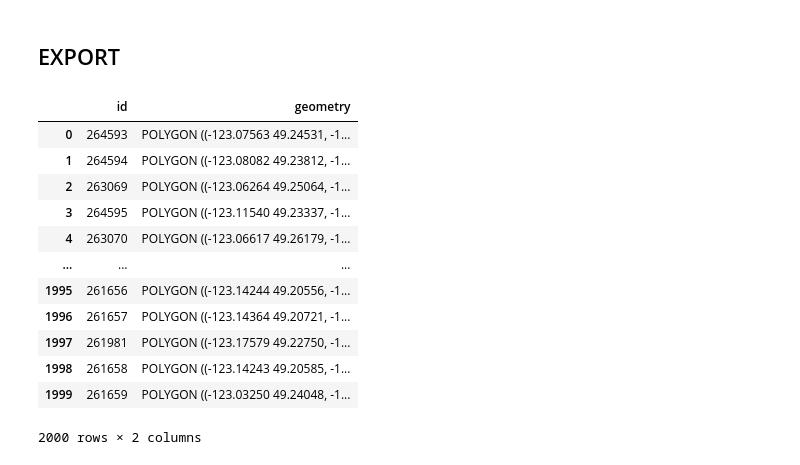
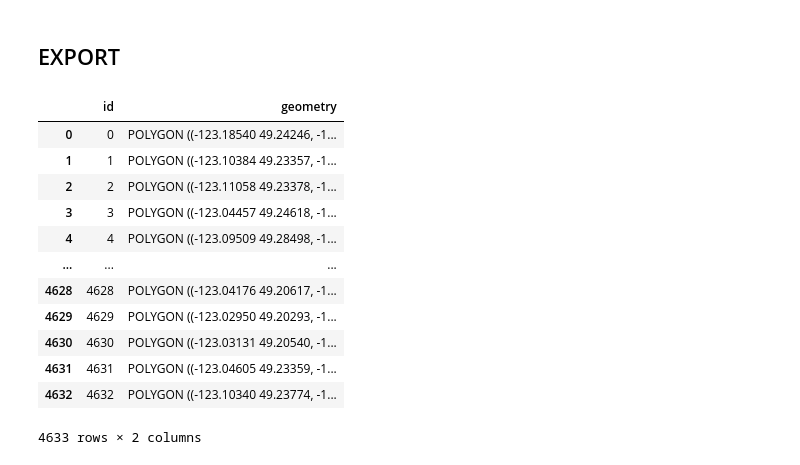
Before and after one commit to sptch/doma-city, a Jupyter notebook: data-pipeline.ipynb, the cells around one changed output. Saved outputs shown, nothing was run; the diff lists cells and outputs as text; code cells hidden in the pictures.

```diff
--- a/data-pipeline.ipynb
+++ b/data-pipeline.ipynb
@@ -27,18 +27,13 @@ import scipy
 # %%
 # Property parcel polygons
 url_parcels = "https://opendata.vancouver.ca/explore/dataset/property-parcel-polygons/download/?format=geojson&timezone=Europe/Berlin&lang=en"
-url_blocks = "https://maps.vancouver.ca/server/rest/services/Hosted/lsCityBlockArea/FeatureServer/0/query?outFields=*&where=1%3D1&f=geojson"
+url_blocks = "https://opendata.vancouver.ca/explore/dataset/block-outlines/download/?format=geojson&timezone=Europe/Berlin&lang=en"
 # Property tax report:
 url_2020_2020="https://opendata.vancouver.ca/explore/dataset/property-tax-report/download/?format=csv&timezone=Europe/Berlin&lang=en&use_labels_for_header=true&csv_separator=%3B"
 url_2016_2019="https://opendata.vancouver.ca/explore/dataset/property-tax-report-2016-2019/download/?format=csv&timezone=Europe/Berlin&lang=en&use_labels_for_header=true&csv_separator=%3B"
 url_2011_2015="https://opendata.vancouver.ca/explore/dataset/property-tax-report-2011-2015/download/?format=csv&timezone=Europe/Berlin&lang=en&use_labels_for_header=true&csv_separator=%3B"
 url_2006_2010="https://opendata.vancouver.ca/explore/dataset/property-tax-report-2006-2010/download/?format=csv&timezone=Europe/Berlin&lang=en&use_labels_for_header=true&csv_separator=%3B"
 
-# Census:
-url_2006="https://geoweb.dnv.org/Products/Data/CSV/Cen2006Master_csv.zip"
-url_2011="https://geoweb.dnv.org/Products/Data/CSV/Cen2011Master_csv.zip"
-url_2016="https://geoweb.dnv.org/Products/Data/CSV/Cen2016Master_csv.zip"
-
 url_median_incomes="https://www150.statcan.gc.ca/t1/tbl1/en/dtl!downloadDbLoadingData-nonTraduit.action?pid=1110023901&latestN=0&startDate=20050101&endDate=20200101&csvLocale=en&selectedMembers=%5B%5B21%5D%2C%5B1%5D%2C%5B1%5D%2C%5B1%5D%2C%5B%5D%5D&checkedLevels=4D1"
 url_median_rents="https://www03.cmhc-schl.gc.ca/hmip-pimh/en/TableMapChart/TableMatchingCriteria?GeographyType=MetropolitanMajorArea&GeographyId=2410&CategoryLevel1=Primary%20Rental%20Market&CategoryLevel2=Summary%20Statistics&RowField=TIMESERIES"
 url_house_price_benchmark="https://services5.arcgis.com/yhL5dRej97QO0Sj3/arcgis/rest/services/REBGV_Report/FeatureServer/0/query?f=json&where=1%3D1&returnGeometry=false&spatialRel=esriSpatialRelIntersects&outFields=*&groupByFieldsForStatistics=date&orderByFields=date%20asc&outStatistics=%5B%7B%22statisticType%22%3A%22avg%22%2C%22onStatisticField%22%3A%22Benchmark___residential%22%2C%22outStatisticFieldName%22%3A%22value%22%7D%5D&resultType=standard&cacheHint=true"
@@ -448,22 +444,22 @@ df=df[['price','rent','price_pm','rent_pm','report_year', 'land_coordinate', 'ge
 # %% [markdown]
 ## EXPORT
 # %%
-blocks = gpd.read_file(url_blocks)[['objectid', 'geometry']].rename(columns={'objectid':'id'})
+blocks = gpd.read_file(url_blocks).reset_index().rename(columns={'index':'id'})
 blocks
 # %% [output]
 |  | id | geometry |
-| 0 | 264593 | POLYGON ((-123.07563 49.24531, -1... |
-| 1 | 264594 | POLYGON ((-123.08082 49.23812, -1... |
-| 2 | 263069 | POLYGON ((-123.06264 49.25064, -1... |
-| 3 | 264595 | POLYGON ((-123.11540 49.23337, -1... |
-| 4 | 263070 | POLYGON ((-123.06617 49.26179, -1... |
+| 0 | 0 | POLYGON ((-123.18540 49.24246, -1... |
+| 1 | 1 | POLYGON ((-123.10384 49.23357, -1... |
+| 2 | 2 | POLYGON ((-123.11058 49.23378, -1... |
+| 3 | 3 | POLYGON ((-123.04457 49.24618, -1... |
+| 4 | 4 | POLYGON ((-123.09509 49.28498, -1... |
 | ... | ... | ... |
-| 1995 | 261656 | POLYGON ((-123.14244 49.20556, -1... |
-| 1996 | 261657 | POLYGON ((-123.14364 49.20721, -1... |
-| 1997 | 261981 | POLYGON ((-123.17579 49.22750, -1... |
-| 1998 | 261658 | POLYGON ((-123.14243 49.20585, -1... |
-| 1999 | 261659 | POLYGON ((-123.03250 49.24048, -1... |
+| 4628 | 4628 | POLYGON ((-123.04176 49.20617, -1... |
+| 4629 | 4629 | POLYGON ((-123.02950 49.20293, -1... |
+| 4630 | 4630 | POLYGON ((-123.03131 49.20540, -1... |
+| 4631 | 4631 | POLYGON ((-123.04605 49.23359, -1... |
+| 4632 | 4632 | POLYGON ((-123.10340 49.23774, -1... |
-2000 rows × 2 columns
+4633 rows × 2 columns
 # %%
 
 df['geometry'] = df['geometry'].apply(wkt.loads)
```
Also changed, not shown: parts of 8 cells of this notebook, 11 other files.
